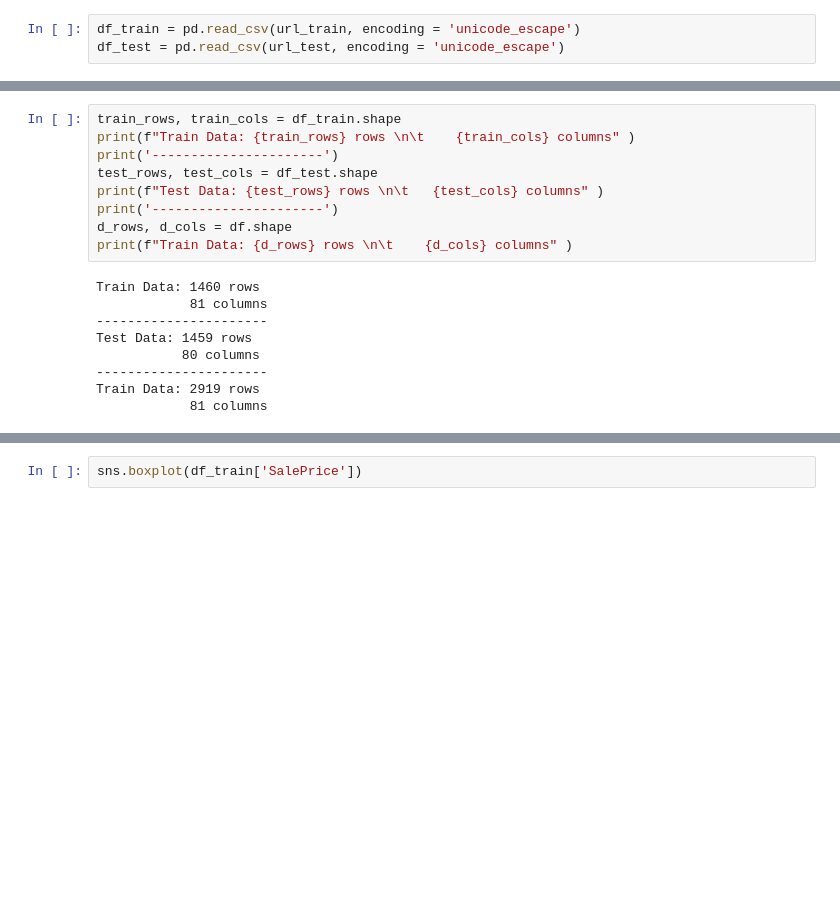
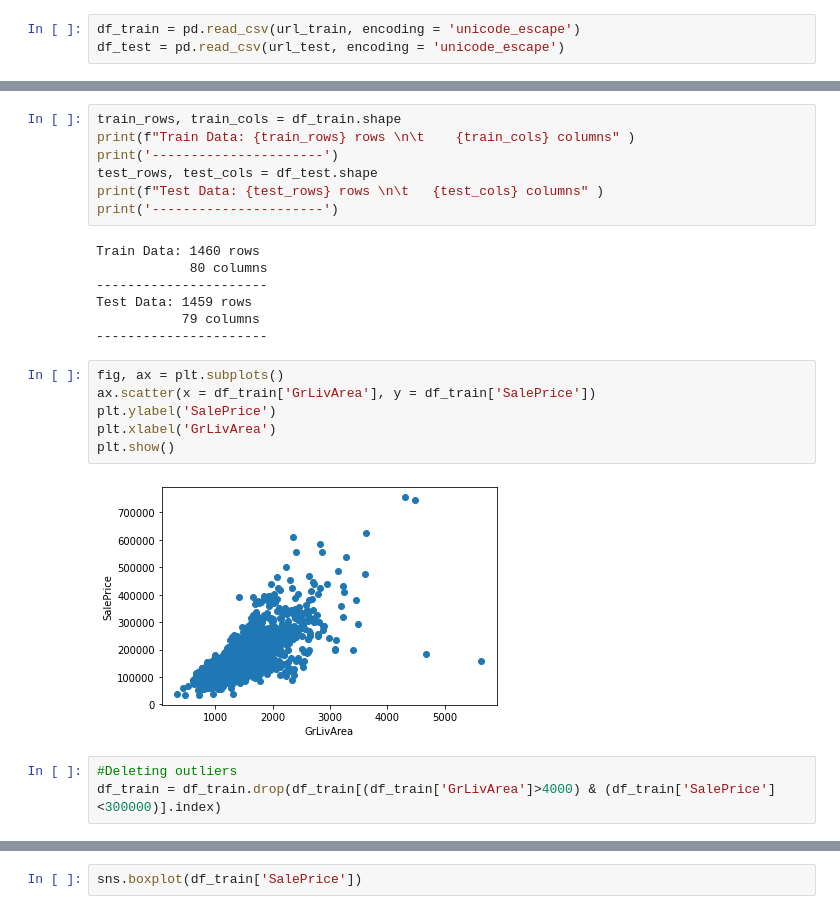
Before and after one commit to ayselrajabli/KaggleProjects, a Jupyter notebook: House Prices - Advanced Regression Techniques/HousePricesKaggle.ipynb, the cells around one changed output, grey strips where cells are left out. Saved outputs shown, nothing was run; the diff lists cells and outputs as text; blank space fills up the shorter version.

```diff
--- a/House Prices - Advanced Regression Techniques/HousePricesKaggle.ipynb
+++ b/House Prices - Advanced Regression Techniques/HousePricesKaggle.ipynb
@@ -79,14 +81,21 @@ print('----------------------')
 test_rows, test_cols = df_test.shape
 print(f"Test Data: {test_rows} rows \n\t   {test_cols} columns" )
 print('----------------------')
-d_rows, d_cols = df.shape
-print(f"Train Data: {d_rows} rows \n\t    {d_cols} columns" )
 # %% [output]
 Train Data: 1460 rows
-            81 columns
+            80 columns
 ----------------------
 Test Data: 1459 rows
-           80 columns
+           79 columns
 ----------------------
-Train Data: 2919 rows
-            81 columns
+# %%
+fig, ax = plt.subplots()
+ax.scatter(x = df_train['GrLivArea'], y = df_train['SalePrice'])
+plt.ylabel('SalePrice')
+plt.xlabel('GrLivArea')
+plt.show()
+# %% [output]
+[figure, added]
+# %%
+#Deleting outliers
+df_train = df_train.drop(df_train[(df_train['GrLivArea']>4000) & (df_train['SalePrice']<300000)].index)
```
Also changed, not shown: parts of 68 cells of this notebook.
